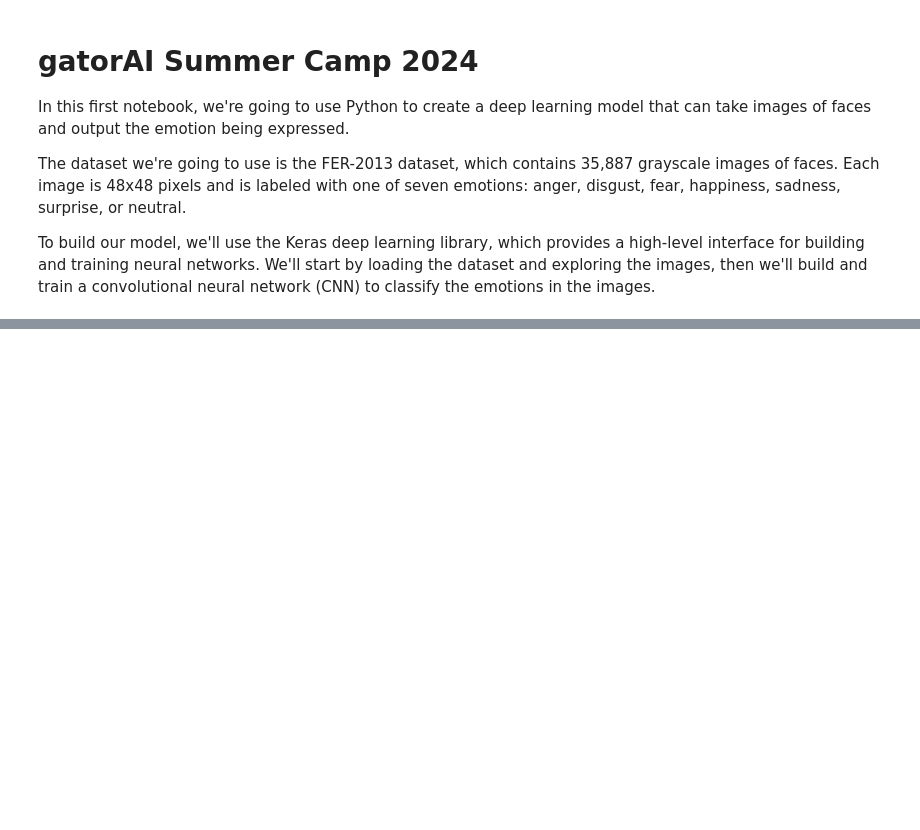
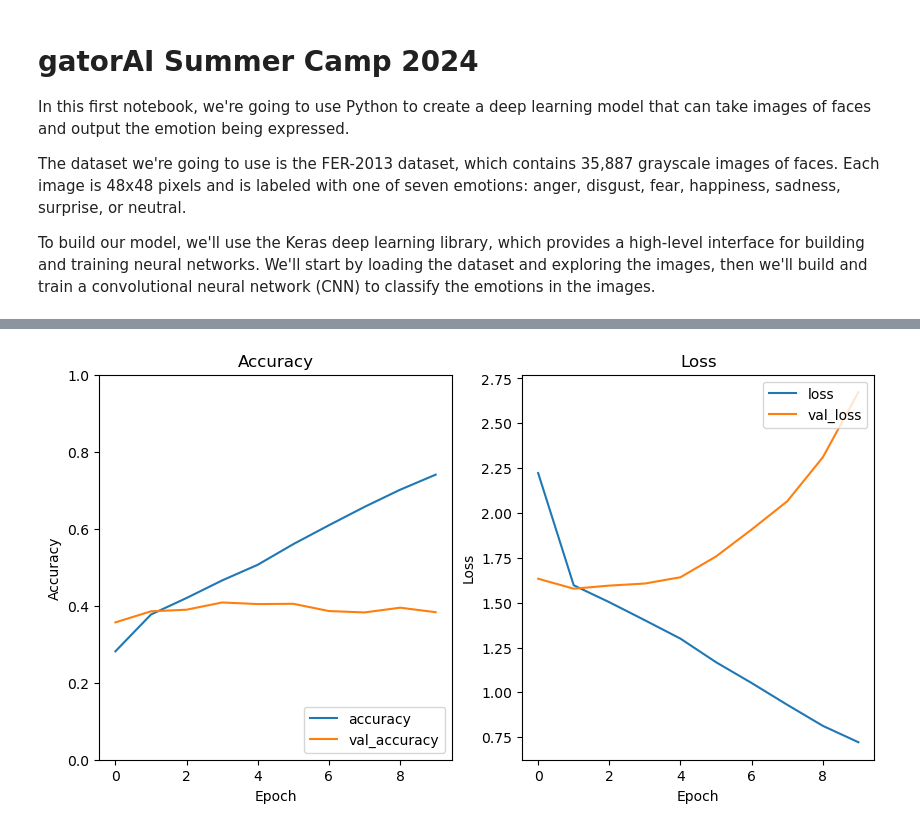
Before and after one commit to UFResearchComputing/gatorAI_summer_camp_2024, a Jupyter notebook: full_of_emotion.ipynb, the cells around one changed output, grey strips where cells are left out. Cells and saved outputs as stored; diff of their text form; code cells hidden in the pictures; blank space fills up the shorter version.

Commit message:
Finished NB 1 draft (it trains poorly...)

```diff
--- a/full_of_emotion.ipynb
+++ b/full_of_emotion.ipynb
@@ -169,7 +171,7 @@ Using 5741 files for validation.
 # %%
 # Define the CNN model architecture
 
-def create_model(input_shape, num_classes, padding='same', activation='relu'):
+def create_model(input_shape, num_classes, padding='same', activation='relu', dropout_rate=0.0):
     '''Takes the input shape and number of classes and returns a CNN model'''
     print("***********************************************************************")
     print("Create model:")
@@ -180,13 +182,16 @@ def create_model(input_shape, num_classes, padding='same', activation='relu'):
     model = Sequential([
         Conv2D(16, 3, padding=padding, activation=activation, input_shape=input_shape),
         MaxPooling2D(),
+        Dropout(dropout_rate),
         Conv2D(32, 3, padding=padding, activation=activation),
         MaxPooling2D(),
+        Dropout(dropout_rate),
         Conv2D(64, 3, padding=padding, activation=activation),
         MaxPooling2D(),
+        Dropout(dropout_rate),
         Flatten(),
-        Dense(128, activation),
-        Dense(num_classes)
+        Dense(128, activation=activation),
+        Dense(num_classes, activation='softmax')
     ])
     # Visualize the model
     model.summary()
@@ -217,3 +222,11 @@ Total params: 843,527
 Trainable params: 843,527
 Non-trainable params: 0
 _________________________________________________________________
+# %%
+# Compile the model
+model.compile(optimizer='adam',
+              loss=tf.keras.losses.SparseCategoricalCrossentropy(from_logits=True),
+              metrics=['accuracy'])
+# %%
+# Train the model
+history = model.fit(X_train, validation_data=X_val, epochs=10)
@@ -219,0 +254,70 @@ _________________________________________________________________
+# %%
+# Evaluate the model
+loss, accuracy = model.evaluate(X_val)
+print(f"Loss: {loss}, Accuracy: {accuracy}")
+
+# Plot the training history
+plt.figure(figsize=(10, 5))
+plt.subplot(1, 2, 1)
+plt.plot(history.history['accuracy'], label='accuracy')
+plt.plot(history.history['val_accuracy'], label = 'val_accuracy')
+plt.xlabel('Epoch')
+plt.ylabel('Accuracy')
+plt.ylim([0, 1])
+plt.legend(loc='lower right')
+plt.title("Accuracy")
+
+plt.subplot(1, 2, 2)
+plt.plot(history.history['loss'], label='loss')
+plt.plot(history.history['val_loss'], label = 'val_loss')
+plt.xlabel('Epoch')
+plt.ylabel('Loss')
+plt.legend(loc='upper right')
+plt.title("Loss")
+plt.show()
+
+# Define a function to plot the confusion matrix
+def plot_confusion_matrix(model, dataset):
+    '''Takes a model and a dataset and plots the confusion matrix'''
+    print("***********************************************************************")
+    print("Plot confusion matrix:")
+    print("***********************************************************************")
+
+    # Get the true labels
+    y_true = []
+    for images, labels in dataset:
+        y_true.extend(labels.numpy())
+
+    # Get the predicted labels
+    y_pred = model.predict(dataset)
+    y_pred = np.argmax(y_pred, axis=1)
+
+    # Get the class names
+    class_names = dataset.class_names
+
+    # Calculate the confusion matrix
+    cm = confusion_matrix(y_true, y_pred)
+
+    # Plot the confusion matrix
+    plt.figure(figsize=(15, 15))
+    plt.imshow(cm, cmap=plt.cm.Blues)
+    plt.title('Confusion matrix')
+    plt.colorbar()
+    plt.xlabel('Predicted')
+    plt.ylabel('True')
+    plt.xticks(range(len(class_names)), labels=class_names, rotation=45)
+    plt.yticks(range(len(class_names)), labels=class_names)
+
+    # Annotate each cell with the numeric value
+    thresh = cm.max() / 2
+    for i in range(len(class_names)):
+        for j in range(len(class_names)):
+            plt.text(j, i, format(cm[i, j], 'd'),
+                     horizontalalignment="center",
+                     color="white" if cm[i, j] > thresh else "black")
+
+    plt.show()
+
+# Example usage (assuming X_val is your validation dataset)
+plot_confusion_matrix(model, X_val)
+# %% [output]
@@ -219,0 +326 @@ _________________________________________________________________
+[figure, added]
```
Also changed, not shown: parts of 4 cells of this notebook.
